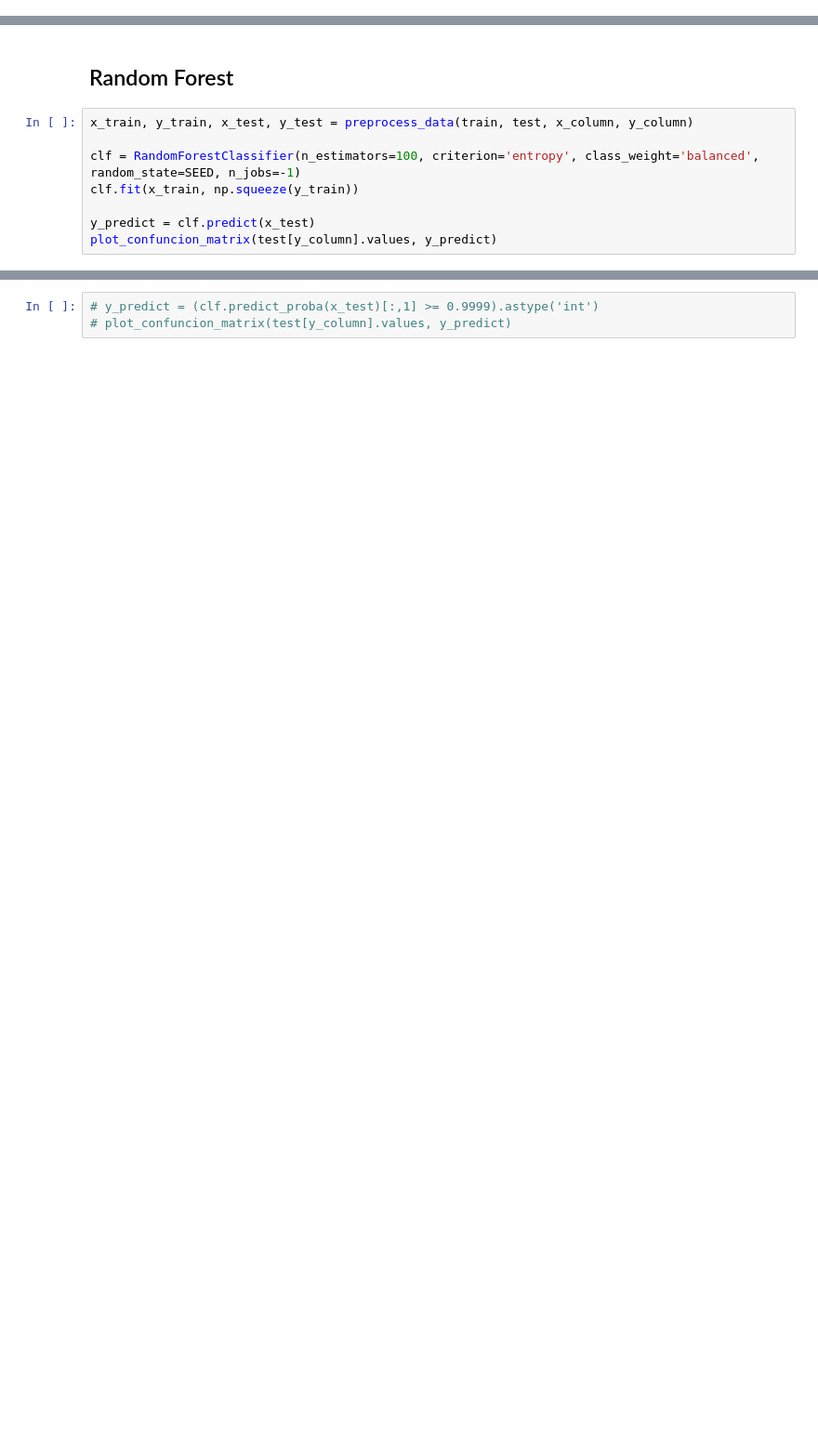
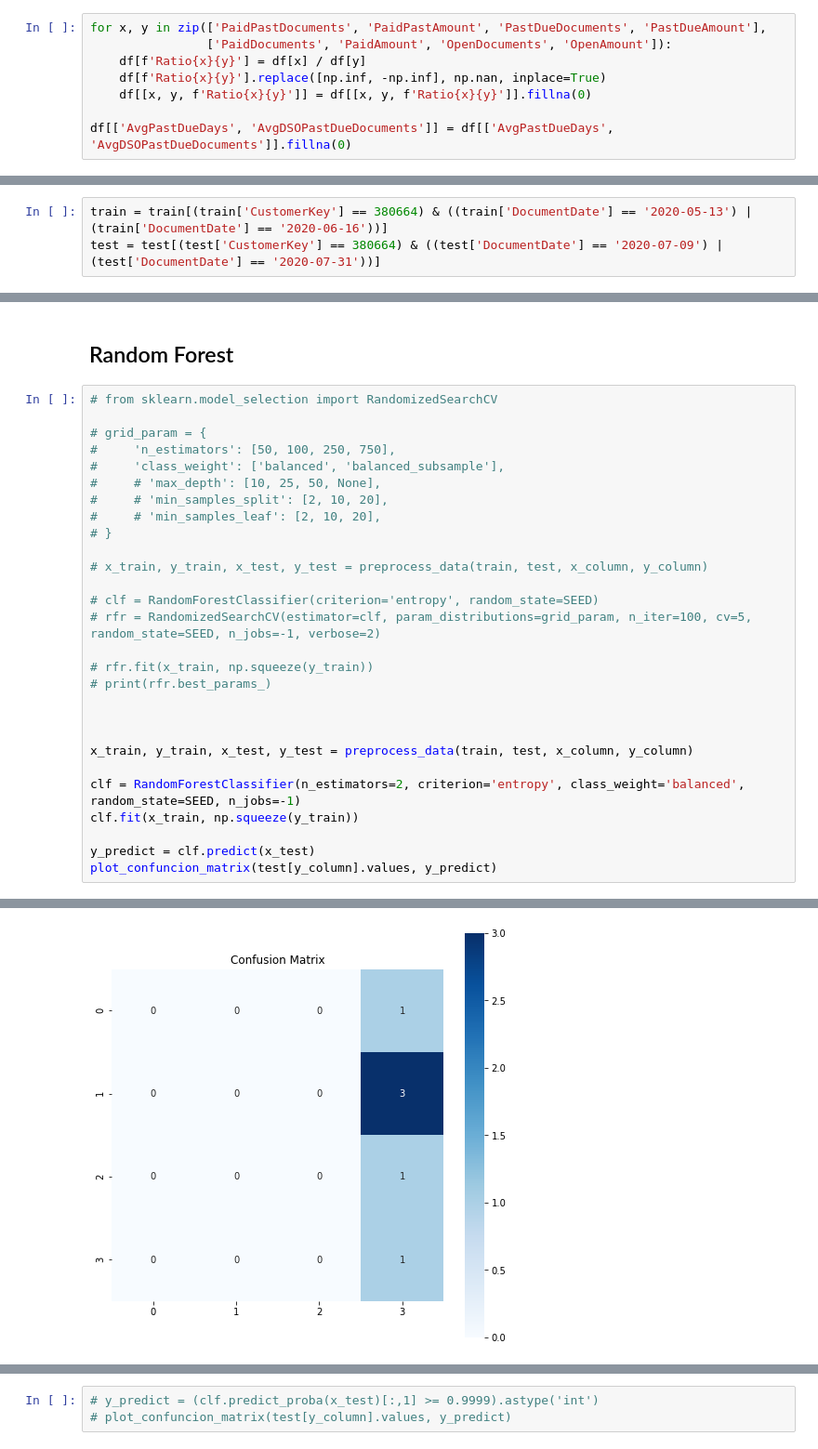
Before and after one commit to arthurflor23/invoice-payment-prediction, a Jupyter notebook: predict-invoice-payment.ipynb, the cells around one changed output, grey strips where cells are left out. Shown at 93% size. Saved outputs shown, nothing was run; the diff lists cells and outputs as text; blank space fills up the shorter version.

```diff
--- a/predict-invoice-payment.ipynb
+++ b/predict-invoice-payment.ipynb
@@ -190,5 +212,13 @@ plot_countplot(df, cols=['DueDateToClearingDateBinCategory', 'DueDateToClearingD
 # %% [markdown]
 ## Train and Test Data
+# %%
+for x, y in zip(['PaidPastDocuments', 'PaidPastAmount', 'PastDueDocuments', 'PastDueAmount'],
+                ['PaidDocuments', 'PaidAmount', 'OpenDocuments', 'OpenAmount']):
+    df[f'Ratio{x}{y}'] = df[x] / df[y]
+    df[f'Ratio{x}{y}'].replace([np.inf, -np.inf], np.nan, inplace=True)
+    df[[x, y, f'Ratio{x}{y}']] = df[[x, y, f'Ratio{x}{y}']].fillna(0)
+
+df[['AvgPastDueDays', 'AvgDSOPastDueDocuments']] = df[['AvgPastDueDays', 'AvgDSOPastDueDocuments']].fillna(0)
 # %%
 y_column = np.array(['DueDateToClearingDateBucket'])
 x_column = np.array([
@@ -297,3 +313,6 @@ plot_countplot(test, cols=y_column, title='Test')
+# %%
+train = train[(train['CustomerKey'] == 380664) & ((train['DocumentDate'] == '2020-05-13') | (train['DocumentDate'] == '2020-06-16'))]
+test = test[(test['CustomerKey'] == 380664) & ((test['DocumentDate'] == '2020-07-09') | (test['DocumentDate'] == '2020-07-31'))]
 # %% [markdown]
 ## Data Analysis
 # %%
@@ -311,10 +330,31 @@ plot_countplot(test, cols=y_column, title='Test')
 # %% [markdown]
 ## Random Forest
 # %%
+# from sklearn.model_selection import RandomizedSearchCV
+
+# grid_param = {
+#     'n_estimators': [50, 100, 250, 750],
+#     'class_weight': ['balanced', 'balanced_subsample'],
+#     # 'max_depth': [10, 25, 50, None],
+#     # 'min_samples_split': [2, 10, 20],
+#     # 'min_samples_leaf': [2, 10, 20],
+# }
+
+# x_train, y_train, x_test, y_test = preprocess_data(train, test, x_column, y_column)
+
+# clf = RandomForestClassifier(criterion='entropy', random_state=SEED)
+# rfr = RandomizedSearchCV(estimator=clf, param_distributions=grid_param, n_iter=100, cv=5, random_state=SEED, n_jobs=-1, verbose=2)
+
+# rfr.fit(x_train, np.squeeze(y_train))
+# print(rfr.best_params_)
+
+
+
 x_train, y_train, x_test, y_test = preprocess_data(train, test, x_column, y_column)
 
-clf = RandomForestClassifier(n_estimators=100, criterion='entropy', class_weight='balanced', random_state=SEED, n_jobs=-1)
+clf = RandomForestClassifier(n_estimators=2, criterion='entropy', class_weight='balanced', random_state=SEED, n_jobs=-1)
 clf.fit(x_train, np.squeeze(y_train))
 
 y_predict = clf.predict(x_test)
 plot_confuncion_matrix(test[y_column].values, y_predict)
+# %% [output]
@@ -321,2 +371,3 @@ plot_confuncion_matrix(test[y_column].values, y_predict)
+[figure, added]
 # %%
 plot_feature_importance(x_column, clf.feature_importances_)
```
Also changed, not shown: parts of 12 cells of this notebook.
